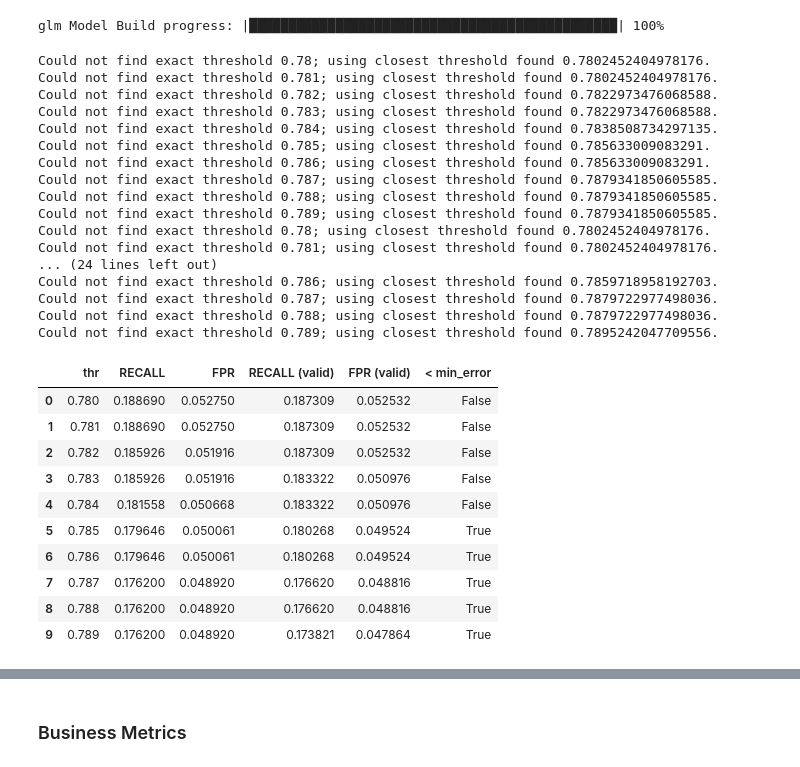
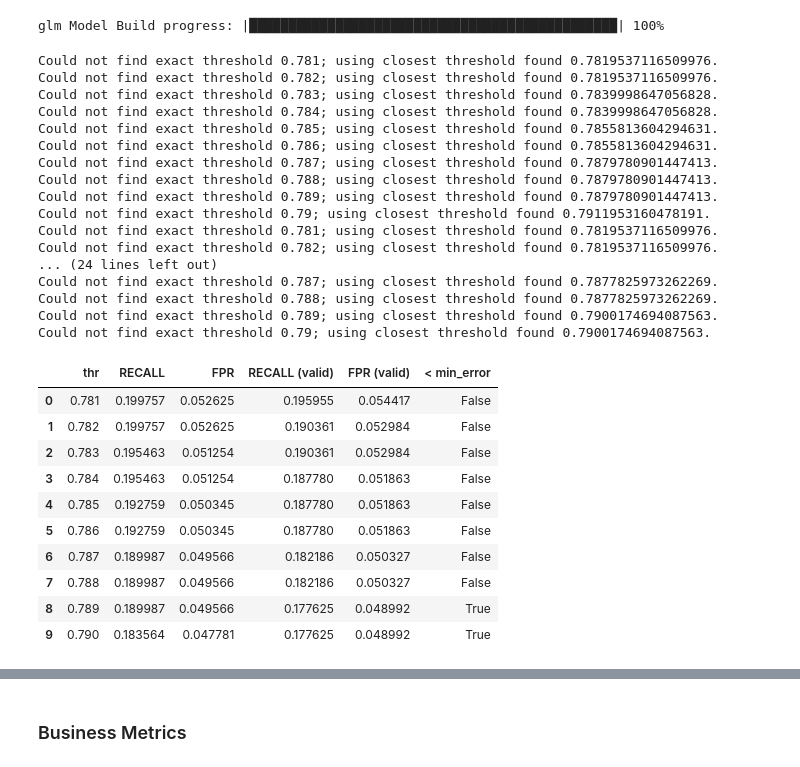
Before and after one commit to jakubglinka/ml-loan, a Jupyter notebook: notebooks/loan_defaults_prediction.ipynb, the cells around one changed output, grey strips where cells are left out. Drawn from its saved outputs; the diff is of its cells as text; code cells hidden in the pictures.

```diff
--- a/notebooks/loan_defaults_prediction.ipynb
+++ b/notebooks/loan_defaults_prediction.ipynb
@@ -776,6 +846,10 @@ sdf_ft = ['loan_default',
             'purpose',
             'emp_length',
             'home_ownership',
+            'annual_inc',
+            'loan_amnt_in_annual_inc',
+            'verification_status',
+            'zip_code',
             'w']
 
 df = hc.as_h2o_frame(sdf_loan_clean \
@@ -796,6 +870,8 @@ df['sub_grade_fact'] = df['sub_grade'].asfactor()
 
 df['emp_length_fact'] = df['emp_length'].asfactor()
 df['home_ownership_fact'] = df['home_ownership'].asfactor()
+df['verification_status_fact'] = df['verification_status'].asfactor()
+df['zip_code_fact'] = df['zip_code'].asfactor()
 # %%
 model_ft = ['loan_default_fact',
             'installment',
@@ -809,6 +885,10 @@ model_ft = ['loan_default_fact',
             'purpose_fact',
             'emp_length_fact',
             'home_ownership_fact',
+            'annual_inc',
+            'loan_amnt_in_annual_inc',
+            'verification_status_fact',
+            'zip_code_fact',
             'w']
 # %%
 nmes = df[1:10, :].as_data_frame()
@@ -838,7 +918,6 @@ Few comments about splitting the dataset (date and Keyword are the key)
 # %%
 train, validate, test = df.split_frame([.5, .2], seed=2014)
 
-validate['w'] = 1.0
 test['w'] = 1.0
 
 predictors = model_ft[1:-1] + model_title_word_ft + model_title_ngram_ft + model_emp_title_ft
@@ -923,47 +1002,47 @@ glm_model.train(predictors, response, training_frame=train, validation_frame=val
 # %% [output]
 glm Model Build progress: |███████████████████████████████████████████████| 100%
 # %%
-thr_grid = [i / 1000 for i in range(780, 790)]
+thr_grid = [i / 1000 for i in range(781, 791)]
 thr_grid_recall_train = pd.DataFrame(glm_model.recall(thr_grid, train=True), columns=['thr', 'RECALL'])
 thr_grid_fpr_train = pd.DataFrame(glm_model.fpr(thr_grid, train=True), columns=['thr', 'FPR'])
 thr_grid_recall_valid = pd.DataFrame(glm_model.recall(thr_grid, valid=True), columns=['thr', 'RECALL (valid)'])
 thr_grid_fpr_valid = pd.DataFrame(glm_model.fpr(thr_grid, valid=True), columns=['thr', 'FPR (valid)'])
 
 thr_grid = thr_grid_recall_train.merge(thr_grid_fpr_train).merge(thr_grid_recall_valid).merge(thr_grid_fpr_valid)
 thr_grid['< min_error'] = thr_grid['FPR (valid)'] <= usr_min_error
 glm_thr_grid = thr_grid
 glm_sel_thr = thr_grid.loc[thr_grid['< min_error'], 'thr'].min()
 
 glm_thr_grid
 # %% [output]
-Could not find exact threshold 0.78; using closest threshold found 0.7802452404978176.
-Could not find exact threshold 0.781; using closest threshold found 0.7802452404978176.
-Could not find exact threshold 0.782; using closest threshold found 0.7822973476068588.
-Could not find exact threshold 0.783; using closest threshold found 0.7822973476068588.
-Could not find exact threshold 0.784; using closest threshold found 0.7838508734297135.
-Could not find exact threshold 0.785; using closest threshold found 0.785633009083291.
-Could not find exact threshold 0.786; using closest threshold found 0.785633009083291.
-Could not find exact threshold 0.787; using closest threshold found 0.7879341850605585.
-Could not find exact threshold 0.788; using closest threshold found 0.7879341850605585.
-Could not find exact threshold 0.789; using closest threshold found 0.7879341850605585.
-Could not find exact threshold 0.78; using closest threshold found 0.7802452404978176.
-Could not find exact threshold 0.781; using closest threshold found 0.7802452404978176.
+Could not find exact threshold 0.781; using closest threshold found 0.7819537116509976.
+Could not find exact threshold 0.782; using closest threshold found 0.7819537116509976.
+Could not find exact threshold 0.783; using closest threshold found 0.7839998647056828.
+Could not find exact threshold 0.784; using closest threshold found 0.7839998647056828.
+Could not find exact threshold 0.785; using closest threshold found 0.7855813604294631.
+Could not find exact threshold 0.786; using closest threshold found 0.7855813604294631.
+Could not find exact threshold 0.787; using closest threshold found 0.7879780901447413.
+Could not find exact threshold 0.788; using closest threshold found 0.7879780901447413.
+Could not find exact threshold 0.789; using closest threshold found 0.7879780901447413.
+Could not find exact threshold 0.79; using closest threshold found 0.7911953160478191.
+Could not find exact threshold 0.781; using closest threshold found 0.7819537116509976.
+Could not find exact threshold 0.782; using closest threshold found 0.7819537116509976.
 ... (24 lines left out)
-Could not find exact threshold 0.786; using closest threshold found 0.7859718958192703.
-Could not find exact threshold 0.787; using closest threshold found 0.7879722977498036.
-Could not find exact threshold 0.788; using closest threshold found 0.7879722977498036.
-Could not find exact threshold 0.789; using closest threshold found 0.7895242047709556.
+Could not find exact threshold 0.787; using closest threshold found 0.7877825973262269.
+Could not find exact threshold 0.788; using closest threshold found 0.7877825973262269.
+Could not find exact threshold 0.789; using closest threshold found 0.7900174694087563.
+Could not find exact threshold 0.79; using closest threshold found 0.7900174694087563.
 |  | thr | RECALL | FPR | RECALL (valid) | FPR (valid) | < min_error |
-| 0 | 0.780 | 0.188690 | 0.052750 | 0.187309 | 0.052532 | False |
-| 1 | 0.781 | 0.188690 | 0.052750 | 0.187309 | 0.052532 | False |
-| 2 | 0.782 | 0.185926 | 0.051916 | 0.187309 | 0.052532 | False |
-| 3 | 0.783 | 0.185926 | 0.051916 | 0.183322 | 0.050976 | False |
-| 4 | 0.784 | 0.181558 | 0.050668 | 0.183322 | 0.050976 | False |
-| 5 | 0.785 | 0.179646 | 0.050061 | 0.180268 | 0.049524 | True |
-| 6 | 0.786 | 0.179646 | 0.050061 | 0.180268 | 0.049524 | True |
-| 7 | 0.787 | 0.176200 | 0.048920 | 0.176620 | 0.048816 | True |
-| 8 | 0.788 | 0.176200 | 0.048920 | 0.176620 | 0.048816 | True |
-| 9 | 0.789 | 0.176200 | 0.048920 | 0.173821 | 0.047864 | True |
+| 0 | 0.781 | 0.199757 | 0.052625 | 0.195955 | 0.054417 | False |
+| 1 | 0.782 | 0.199757 | 0.052625 | 0.190361 | 0.052984 | False |
+| 2 | 0.783 | 0.195463 | 0.051254 | 0.190361 | 0.052984 | False |
+| 3 | 0.784 | 0.195463 | 0.051254 | 0.187780 | 0.051863 | False |
+| 4 | 0.785 | 0.192759 | 0.050345 | 0.187780 | 0.051863 | False |
+| 5 | 0.786 | 0.192759 | 0.050345 | 0.187780 | 0.051863 | False |
+| 6 | 0.787 | 0.189987 | 0.049566 | 0.182186 | 0.050327 | False |
+| 7 | 0.788 | 0.189987 | 0.049566 | 0.182186 | 0.050327 | False |
+| 8 | 0.789 | 0.189987 | 0.049566 | 0.177625 | 0.048992 | True |
+| 9 | 0.790 | 0.183564 | 0.047781 | 0.177625 | 0.048992 | True |
 # %%
 glm_sel_thr
 # %% [output]
```
Also changed, not shown: parts of 34 cells of this notebook.
